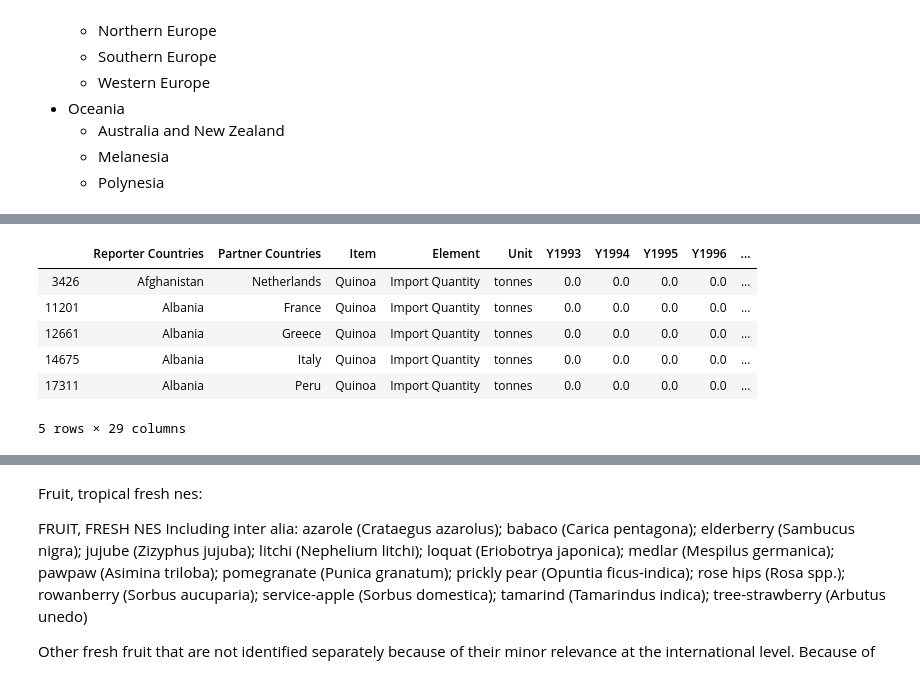
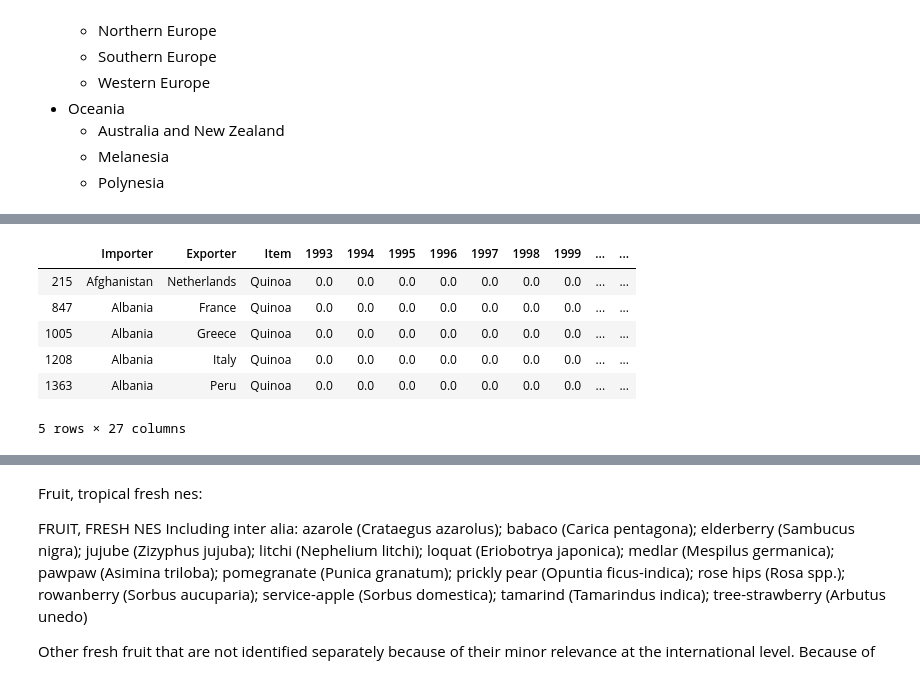
Before and after one commit to n-poulsen/GranADA, a Jupyter notebook: exploration/GlobalTradeChanges.ipynb, the cells around one changed output, grey strips where cells are left out. Cells and saved outputs as stored; diff of their text form; code cells hidden in the pictures.

```diff
--- a/exploration/GlobalTradeChanges.ipynb
+++ b/exploration/GlobalTradeChanges.ipynb
@@ -416,15 +435,16 @@ plt.show()
 # %%
 quinoa_exports_w = df_trade[(df_trade['Item'] == 'Quinoa') & (df_trade['Element'] == 'Export Quantity')]
 quinoa_imports_w = df_trade[(df_trade['Item'] == 'Quinoa') & (df_trade['Element'] == 'Import Quantity')]
-quinoa_imports_w.head()
+quinoa_trade = df_trade_q[(df_trade_q['Item'] == 'Quinoa')]
+quinoa_trade.head()
 # %% [output]
-|  | Reporter Countries | Partner Countries | Item | Element | Unit | Y1993 | Y1994 | Y1995 | Y1996 | ... |
-| 3426 | Afghanistan | Netherlands | Quinoa | Import Quantity | tonnes | 0.0 | 0.0 | 0.0 | 0.0 | ... |
-| 11201 | Albania | France | Quinoa | Import Quantity | tonnes | 0.0 | 0.0 | 0.0 | 0.0 | ... |
-| 12661 | Albania | Greece | Quinoa | Import Quantity | tonnes | 0.0 | 0.0 | 0.0 | 0.0 | ... |
-| 14675 | Albania | Italy | Quinoa | Import Quantity | tonnes | 0.0 | 0.0 | 0.0 | 0.0 | ... |
-| 17311 | Albania | Peru | Quinoa | Import Quantity | tonnes | 0.0 | 0.0 | 0.0 | 0.0 | ... |
+|  | Importer | Exporter | Item | 1993 | 1994 | 1995 | 1996 | 1997 | 1998 | 1999 | ... | ... |
+| 215 | Afghanistan | Netherlands | Quinoa | 0.0 | 0.0 | 0.0 | 0.0 | 0.0 | 0.0 | 0.0 | ... | ... |
+| 847 | Albania | France | Quinoa | 0.0 | 0.0 | 0.0 | 0.0 | 0.0 | 0.0 | 0.0 | ... | ... |
+| 1005 | Albania | Greece | Quinoa | 0.0 | 0.0 | 0.0 | 0.0 | 0.0 | 0.0 | 0.0 | ... | ... |
+| 1208 | Albania | Italy | Quinoa | 0.0 | 0.0 | 0.0 | 0.0 | 0.0 | 0.0 | 0.0 | ... | ... |
+| 1363 | Albania | Peru | Quinoa | 0.0 | 0.0 | 0.0 | 0.0 | 0.0 | 0.0 | 0.0 | ... | ... |
-5 rows × 29 columns
+5 rows × 27 columns
 # %%
 quinoa_exports_sum = quinoa_exports_w[[f'Y{label}' for label in range(1993, 2017)]].sum()
 quinoa_imports_sum = quinoa_imports_w[[f'Y{label}' for label in range(1993, 2017)]].sum()
```
Also changed, not shown: parts of 27 cells of this notebook, 1 other file.
